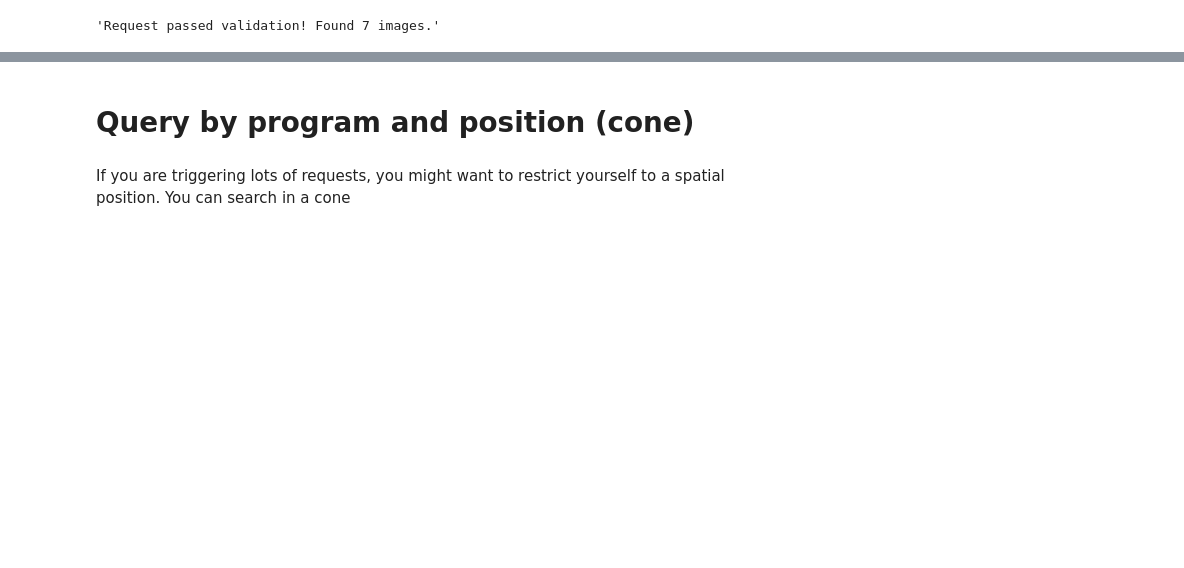
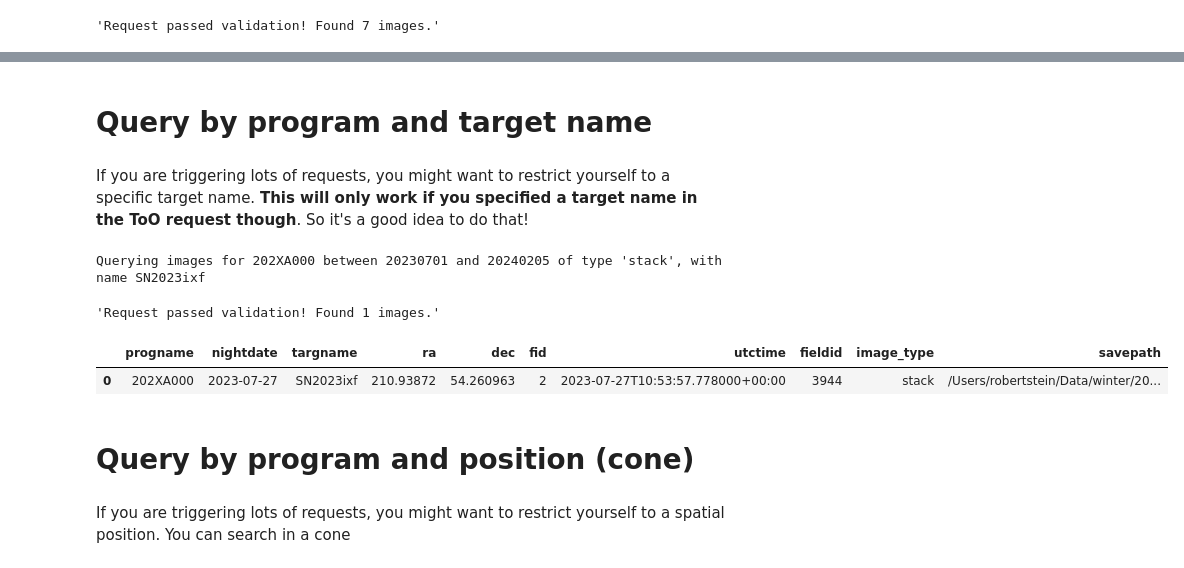
Before and after one commit to winter-telescope/winterapi, a Jupyter notebook: notebooks/Example_4_Finding_Observatory_Data.ipynb, the cells around one changed output, grey strips where cells are left out. Cells and saved outputs as stored; diff of their text form; code cells hidden in the pictures; blank space fills up the shorter version.

```diff
--- a/notebooks/Example_4_Finding_Observatory_Data.ipynb
+++ b/notebooks/Example_4_Finding_Observatory_Data.ipynb
@@ -32,3 +32,22 @@ images
+# %% [markdown]
+# Query by program and target name
+# %% [markdown]
+If you are triggering lots of requests, you might want to restrict yourself to a specific target name.
+**This will only work if you specified a target name in the ToO request though**.
+So it's a good idea to do that!
+# %%
+res, images = winter.query_images_by_target_name(program_name, start_date="20230701", target_name="SN2023ixf")
+# %% [output]
+Querying images for 202XA000 between 20230701 and 20240205 of type 'stack', with name SN2023ixf
+# %%
+res.json()["msg"]
+# %% [output]
+'Request passed validation! Found 1 images.'
+# %%
+images
+# %% [output]
+|  | progname | nightdate | targname | ra | dec | fid | utctime | fieldid | image_type | savepath |
+| 0 | 202XA000 | 2023-07-27 | SN2023ixf | 210.93872 | 54.260963 | 2 | 2023-07-27T10:53:57.778000+00:00 | 3944 | stack | /Users/robertstein/Data/winter/20... |
 # %% [markdown]
 # Query by program and position (cone)
 # %% [markdown]
```
Also changed, not shown: parts of 16 cells of this notebook, 2 other files.
